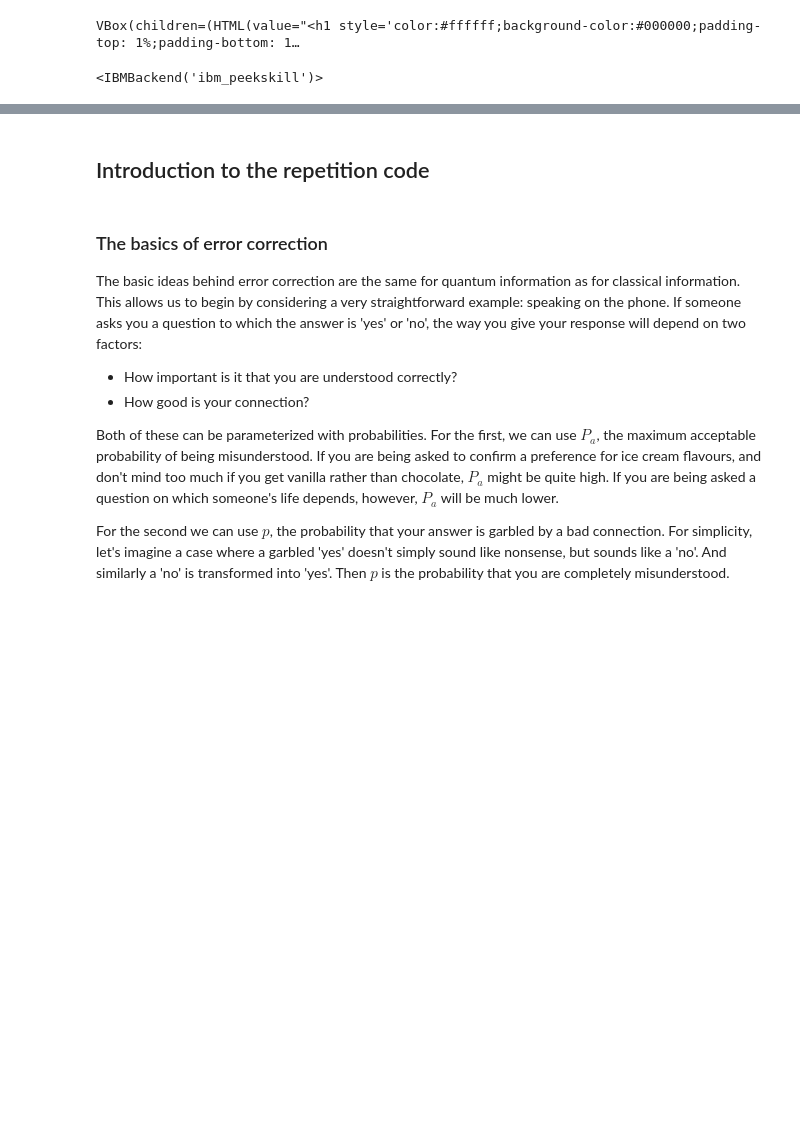
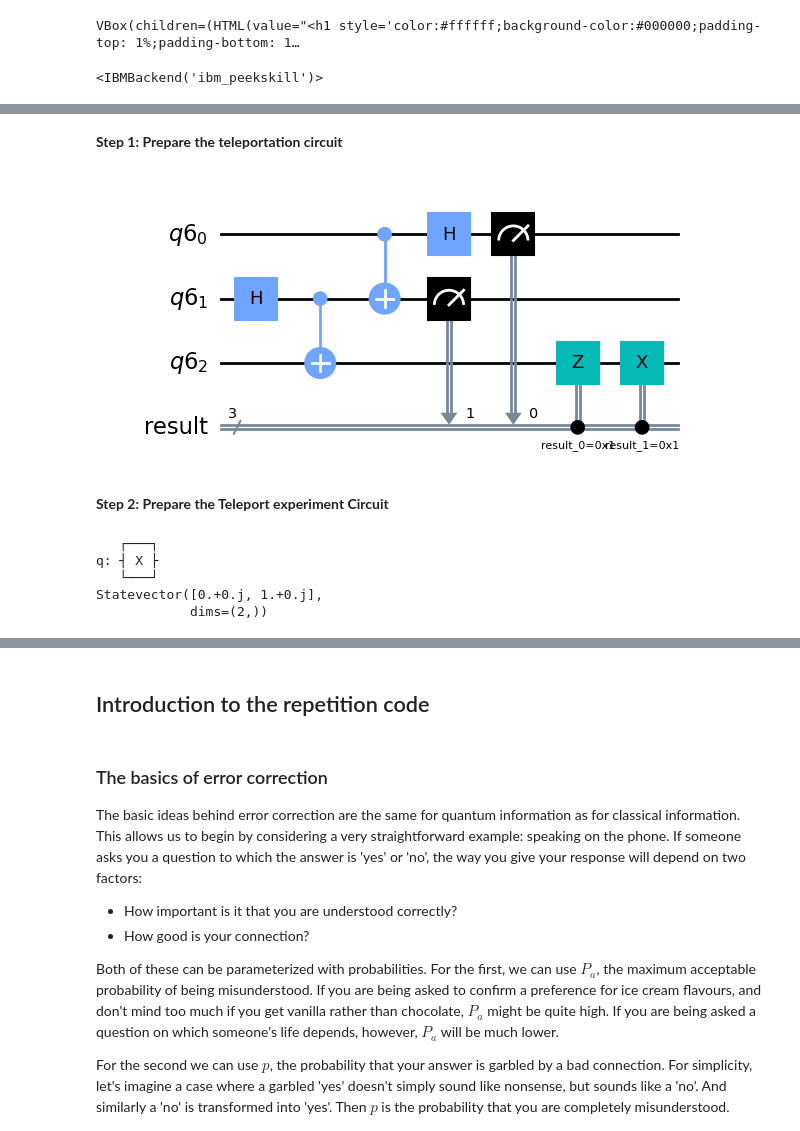
Before and after one commit to taalexander/IEEE-Quantum-Week-2022, a Jupyter notebook: ieee-qec-tutorial-2022.ipynb, the cells around one changed output, grey strips where cells are left out. Cells and saved outputs as stored; diff of their text form; code cells hidden in the pictures; blank space fills up the shorter version.

```diff
--- a/ieee-qec-tutorial-2022.ipynb
+++ b/ieee-qec-tutorial-2022.ipynb
@@ -83,0 +377,39 @@ def convert_cycles(time_in_seconds, backend):
+# %% [markdown]
+**Step 1: Prepare the teleportation circuit**
+# %%
+qr = QuantumRegister(3)
+cr = ClassicalRegister(3, name="result")
+crz = cr[0]
+crx = cr[1]
+result = cr[2]
+
+qc_teleport = QuantumCircuit(qr, cr, name="Teleport")
+
+# Apply teleportation circuit
+qc_teleport.h(qr[1])
+qc_teleport.cx(qr[1], qr[2])
+qc_teleport.cx(qr[0], qr[1])
+qc_teleport.h(qr[0])
+qc_teleport.measure(qr[0], crz)
+qc_teleport.measure(qr[1], crx)
+qc_teleport.z(qr[2]).c_if(crz, 1)
+qc_teleport.x(qr[2]).c_if(crx, 1)
+qc_teleport.draw(output="mpl")
+# %% [output]
+[figure, added]
+# %% [markdown]
+**Step 2: Prepare the Teleport experiment Circuit**
+# %%
+# Prepare |1> for teleportation
+qc_state_prep = QuantumCircuit(1)
+qc_state_prep.x(0)
+print(qc_state_prep)
+
+target_state_prep = qi.Statevector.from_instruction(qc_state_prep)
+print(target_state_prep)
+# %% [output]
+   ┌───┐
+q: ┤ X ├
+   └───┘
+Statevector([0.+0.j, 1.+0.j],
+            dims=(2,))
```
Also changed, not shown: parts of 80 cells of this notebook, 4 other files.
